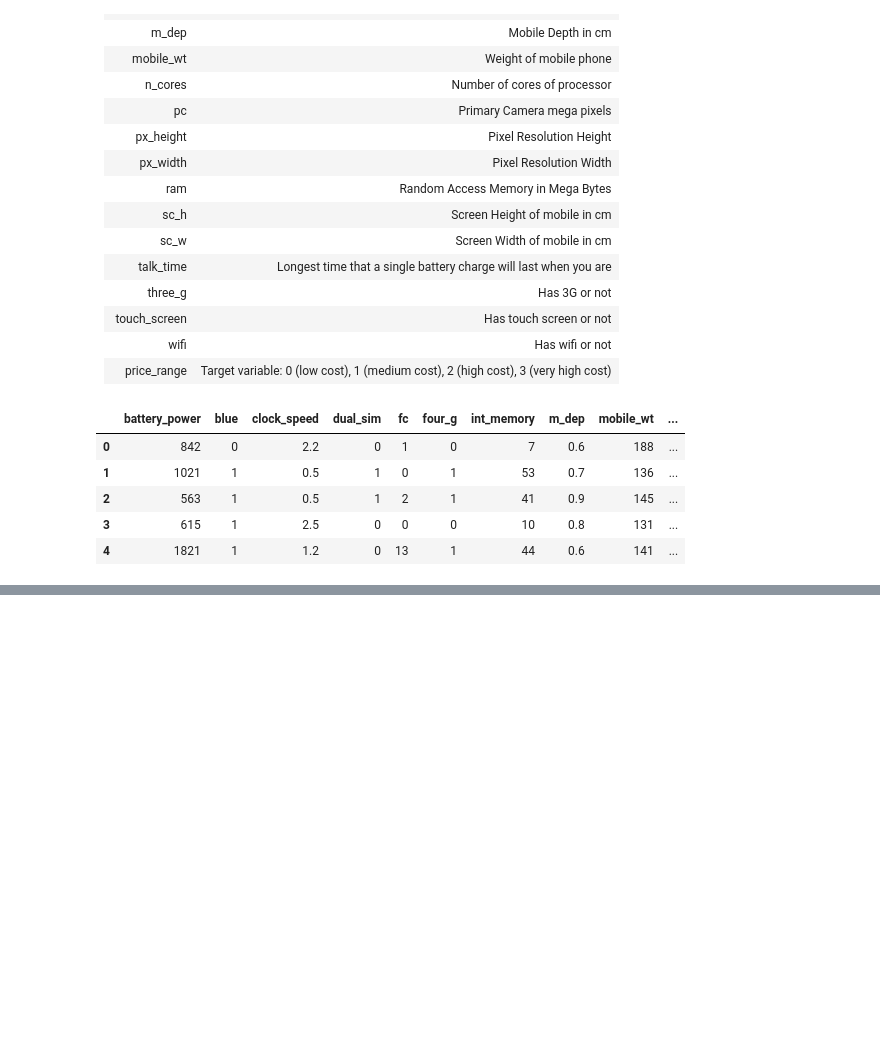
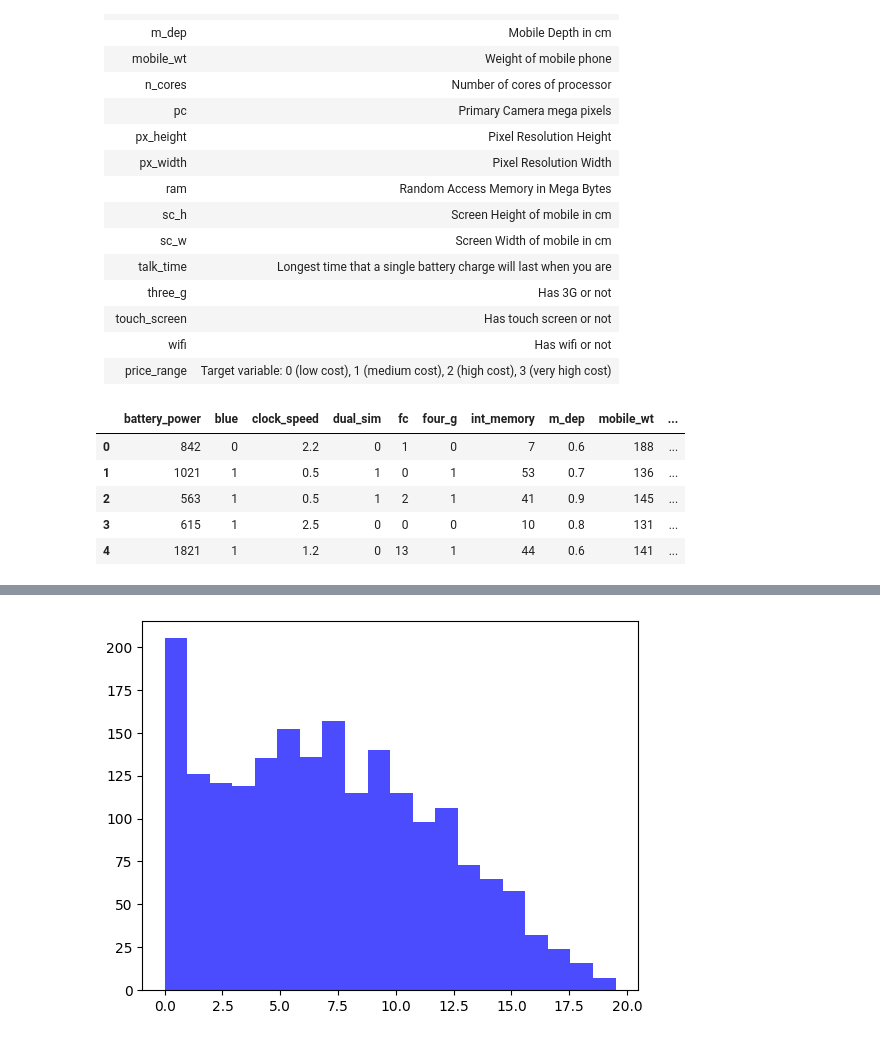
Before and after one commit to Carlos3du/diabetes_prediction, a Jupyter notebook: notebook.ipynb, the cells around one changed output, grey strips where cells are left out. Drawn from its saved outputs; the diff is of its cells as text; code cells hidden in the pictures; blank space fills up the shorter version.

```diff
--- a/notebook.ipynb
+++ b/notebook.ipynb
@@ -61,0 +138,2 @@ memory usage: 328.2 KB
+# %%
+train_new = train_data.copy()
@@ -61,0 +156,11 @@ memory usage: 328.2 KB
+# %%
+def define_cam_quality_mean(row):
+    quality_mean = (row['fc'] + row['pc']) / 2
+    return quality_mean
+# %%
+train_new['cam_quality_mean'] = train_new.apply(define_cam_quality_mean, axis=1)
+
+plt.hist(train_new['cam_quality_mean'], bins=20, color='blue', alpha=0.7)
+plt.show()
+# %% [output]
+[figure, added]
```
Also changed, not shown: parts of 41 cells of this notebook, 1 other file.
